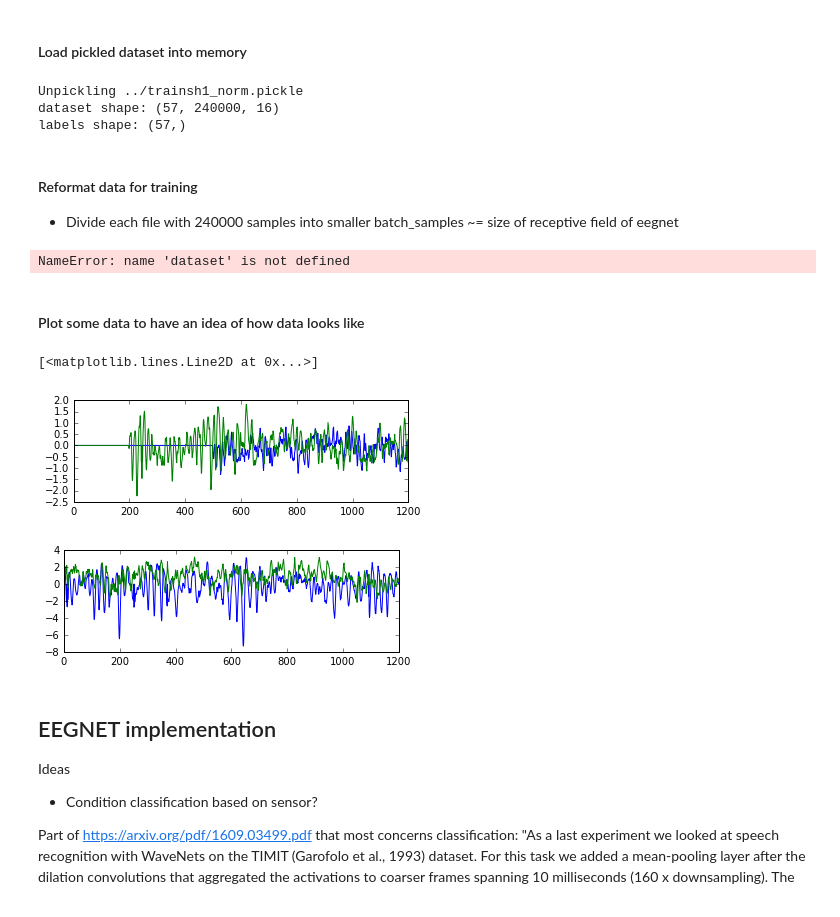
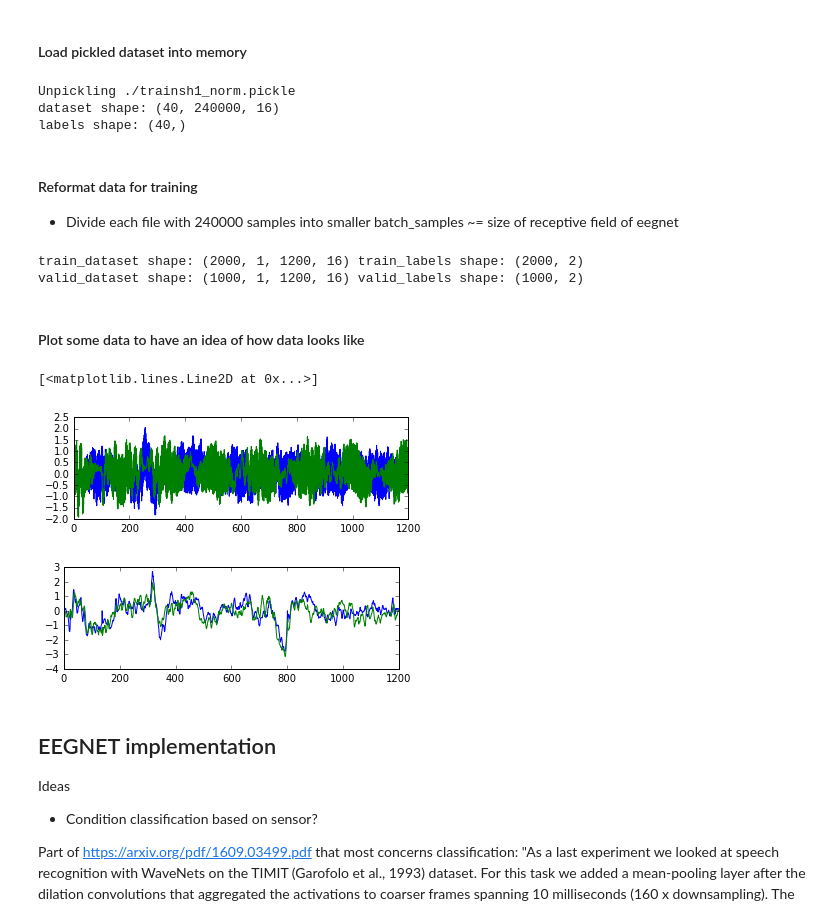
Before and after one commit to KnightofDawn/eegnet, a Jupyter notebook: ipynb/eegnet1.ipynb, the cells around one changed output. Saved outputs shown, nothing was run; the diff lists cells and outputs as text; code cells hidden in the pictures.

```diff
--- a/ipynb/eegnet1.ipynb
+++ b/ipynb/eegnet1.ipynb
@@ -82,7 +89,7 @@ print('dataset done')
 # %% [markdown]
 #### Load pickled dataset into memory
 # %%
-name_pickle = '../trainsh1_norm.pickle'
+name_pickle = './trainsh1_norm.pickle'
 
 with open(name_pickle, 'rb') as f:
     print('Unpickling ' + name_pickle)
@@ -93,9 +100,9 @@ with open(name_pickle, 'rb') as f:
     print('dataset shape:', dataset.shape)
     print('labels shape:', labels.shape)
 # %% [output]
-Unpickling ../trainsh1_norm.pickle
-dataset shape: (57, 240000, 16)
-labels shape: (57,)
+Unpickling ./trainsh1_norm.pickle
+dataset shape: (40, 240000, 16)
+labels shape: (40,)
 # %% [markdown]
 #### Reformat data for training
 - Divide each file with 240000 samples into smaller batch_samples ~= size of receptive field of eegnet
@@ -127,23 +134,24 @@ del dataset, labels
 print('train_dataset shape:', train_dataset.shape, 'train_labels shape:', train_labels.shape)
 print('valid_dataset shape:', valid_dataset.shape, 'valid_labels shape:', valid_labels.shape)
 # %% [output]
-NameError: name 'dataset' is not defined
+train_dataset shape: (2000, 1, 1200, 16) train_labels shape: (2000, 2)
+valid_dataset shape: (1000, 1, 1200, 16) valid_labels shape: (1000, 2)
 # %% [markdown]
 #### Plot some data to have an idea of how data looks like
 # %%
 plt.subplot(211)
-plt.plot(train_dataset[1,0,:,0])
+plt.plot(train_dataset[2,0,:,0])
 plt.plot(train_dataset[12,0,:,0])
 
 plt.figure(2)
 plt.subplot(211)
 idx = 4
 plt.plot(valid_dataset[idx,0,:,0])
 plt.plot(valid_dataset[idx,0,:,1])
 # %% [output]
 [<matplotlib.lines.Line2D at 0x...>]
-[figure, old version]
+[figure, new version]
-[figure, old version]
+[figure, new version]
 # %% [markdown]
 ## EEGNET implementation
 
```
Also changed, not shown: parts of 3 cells of this notebook.
